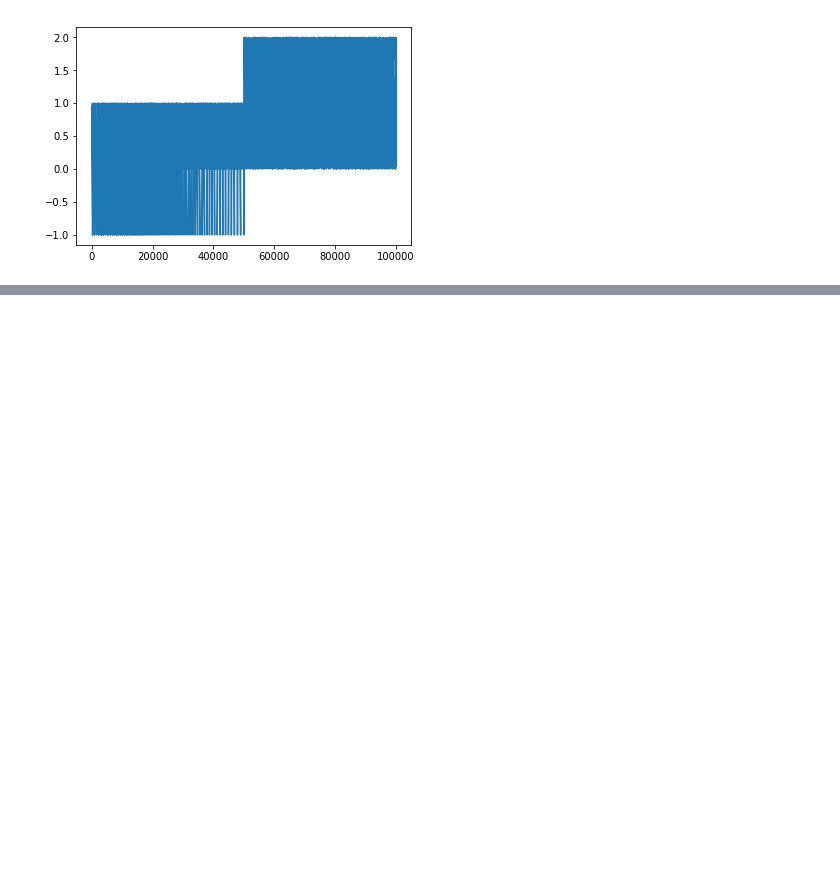
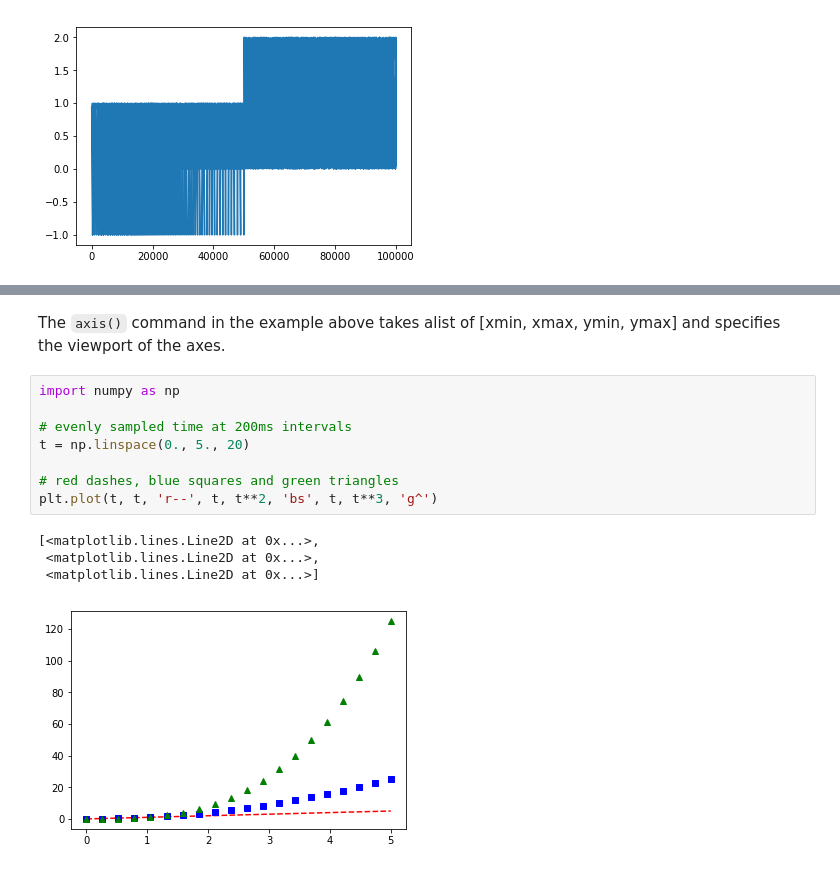
Before and after one commit to szlevinli/mathematics, a Jupyter notebook: code/StudyNoteForMatplotlib.ipynb, the cells around one changed output, grey strips where cells are left out. Drawn from its saved outputs; the diff is of its cells as text; blank space fills up the shorter version.

```diff
--- a/code/StudyNoteForMatplotlib.ipynb
+++ b/code/StudyNoteForMatplotlib.ipynb
@@ -165,0 +202,15 @@ plt.show()
+# %% [markdown]
+The `axis()` command in the example above takes alist of [xmin, xmax, ymin, ymax] and specifies the viewport of the axes.
+# %%
+import numpy as np
+
+# evenly sampled time at 200ms intervals
+t = np.linspace(0., 5., 20)
+
+# red dashes, blue squares and green triangles
+plt.plot(t, t, 'r--', t, t**2, 'bs', t, t**3, 'g^')
+# %% [output]
+[<matplotlib.lines.Line2D at 0x...>,
+ <matplotlib.lines.Line2D at 0x...>,
+ <matplotlib.lines.Line2D at 0x...>]
+[figure, added]
```
Also changed, not shown: parts of 6 cells of this notebook.
